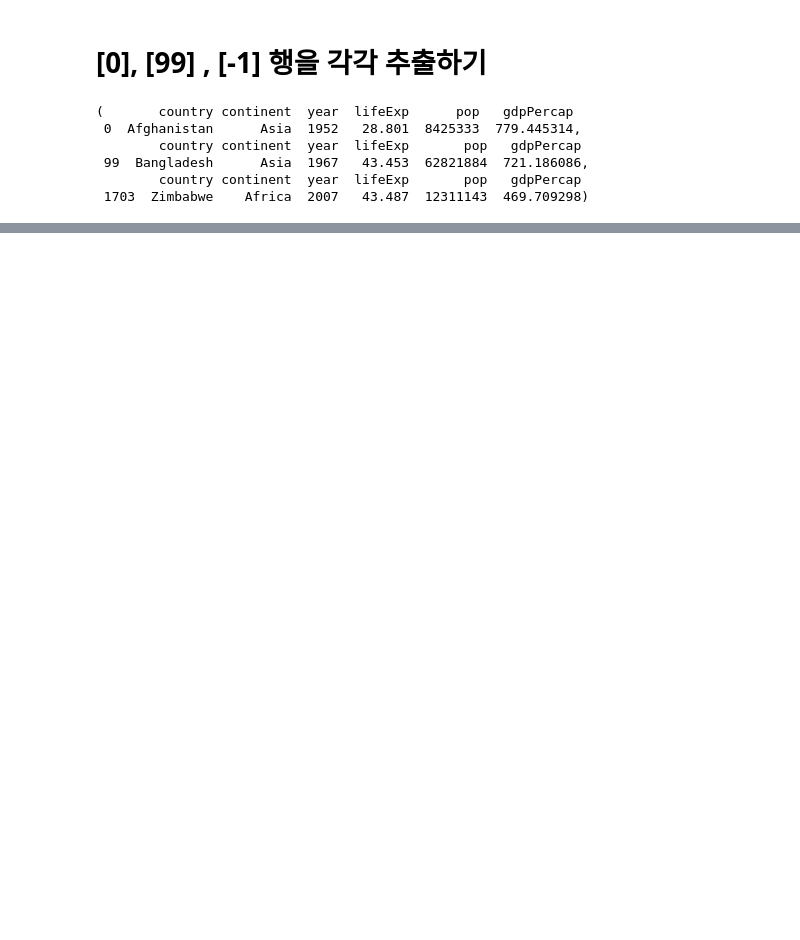
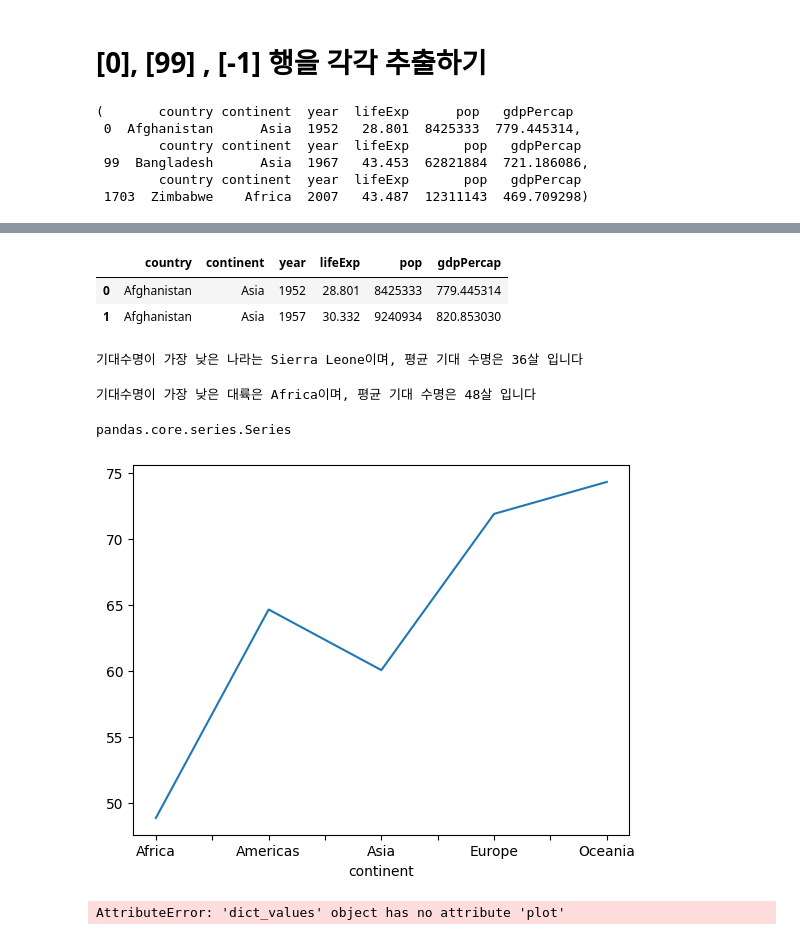
Before and after one commit to meanresult/anal_rep, a Jupyter notebook: 13_데이터프레임연습.ipynb, the cells around one changed output, grey strips where cells are left out. Drawn from its saved outputs; the diff is of its cells as text; code cells hidden in the pictures; blank space fills up the shorter version.

```diff
--- a/13_데이터프레임연습.ipynb
+++ b/13_데이터프레임연습.ipynb
@@ -111,0 +271,6 @@ df.iloc[[0]], df.iloc[[99]], df.iloc[[-1]]
+# %%
+df.head(2)
+# %% [output]
+|  | country | continent | year | lifeExp | pop | gdpPercap |
+| 0 | Afghanistan | Asia | 1952 | 28.801 | 8425333 | 779.445314 |
+| 1 | Afghanistan | Asia | 1957 | 30.332 | 9240934 | 820.853030 |
@@ -111,0 +280,8 @@ df.iloc[[0]], df.iloc[[99]], df.iloc[[-1]]
+# %%
+#기대수명 평균이 가장 낮은 국가는?
+grp_df = df.groupby('country')['lifeExp'].mean().idxmin()
+cou_grp_df = df.groupby('country')['lifeExp'].mean().min()
+
+print(f'기대수명이 가장 낮은 나라는 {grp_df}이며, 평균 기대 수명은 {int(cou_grp_df)}살 입니다')
+# %% [output]
+기대수명이 가장 낮은 나라는 Sierra Leone이며, 평균 기대 수명은 36살 입니다
@@ -111,0 +290,19 @@ df.iloc[[0]], df.iloc[[99]], df.iloc[[-1]]
+# %%
+# 기대수명이 가장낮은 대륙은?
+idx_con_grp_df = df.groupby('continent')['lifeExp'].mean().idxmin()
+con_grp_df = df.groupby('continent')['lifeExp'].mean().min()
+print(f'기대수명이 가장 낮은 대륙은 {idx_con_grp_df}이며, 평균 기대 수명은 {int(con_grp_df)}살 입니다')
+mean_x = con_grp_df = df.groupby('continent')['lifeExp'].mean()
+mean_x.plot()
+
+type(mean_x)
+# %% [output]
+기대수명이 가장 낮은 대륙은 Africa이며, 평균 기대 수명은 48살 입니다
+pandas.core.series.Series
+[figure, added]
+# %%
+# 기대수명이 가장낮은 대륙은?
+idx_con_grp_df = {df.groupby('continent')['lifeExp'].mean().idxmin(): int(df.groupby('continent')['lifeExp'].mean().min())}
+(idx_con_grp_df.values()).plot
+# %% [output]
+AttributeError: 'dict_values' object has no attribute 'plot'
```
Also changed, not shown: parts of 20 cells of this notebook, 3 other files.
